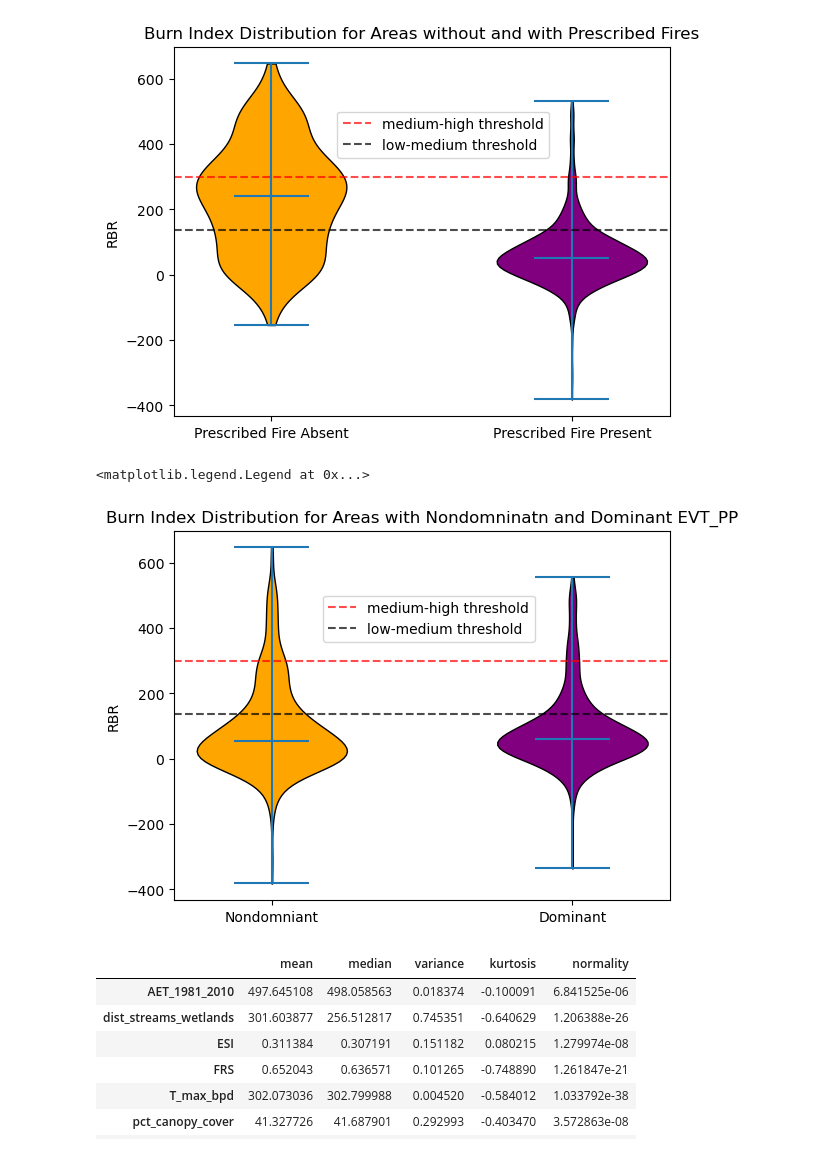
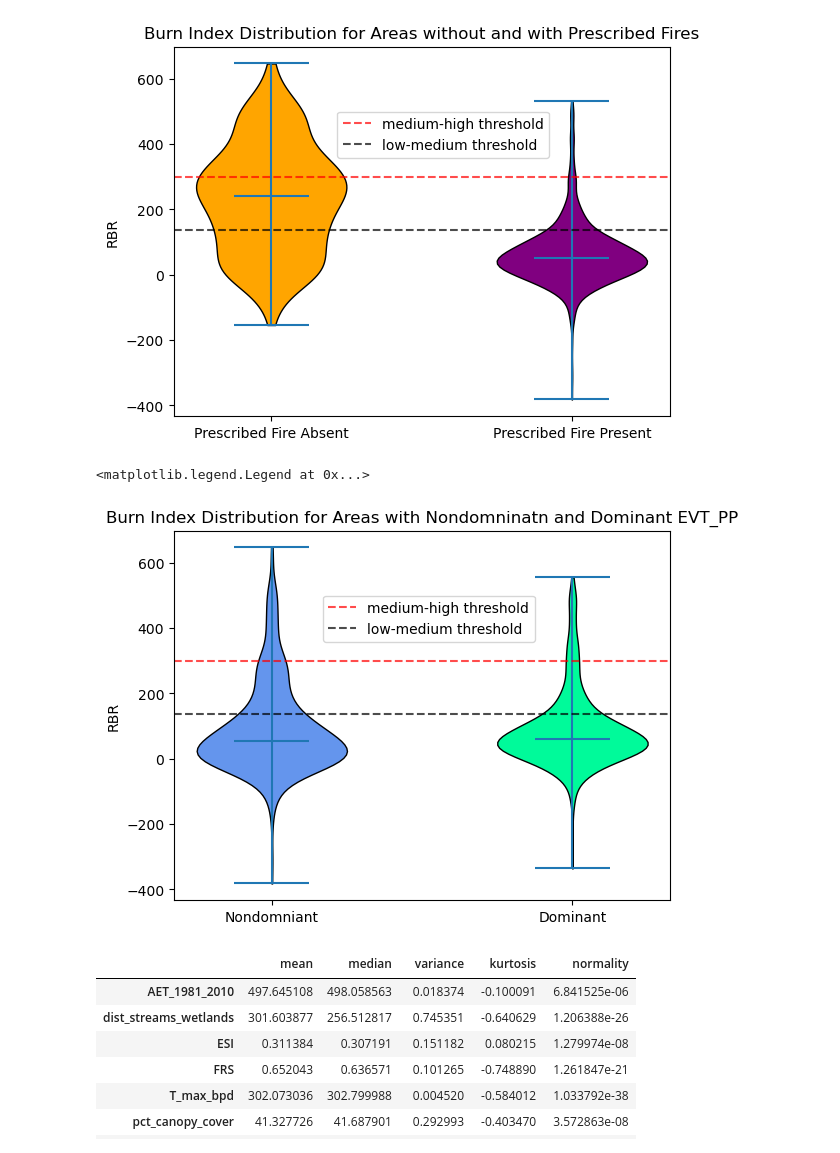
Before and after one commit to UW-ESS-DS/MLGeo2023_ESS569_Burn_Severity_Drivers, a Jupyter notebook: data_characterization.ipynb, the cells around one changed output. Saved outputs shown, nothing was run; the diff lists cells and outputs as text; code cells hidden in the pictures.

Commit message:
Better violin colors

```diff
--- a/data_characterization.ipynb
+++ b/data_characterization.ipynb
@@ -71,25 +71,25 @@ plt.legend(loc=[0.33, 0.7])
 # %%
 RBR_EVTPP0 = [data['RBR'][i] for i, val in enumerate(data['EVT_PP']) if val == 0]
 RBR_EVTPP1 = [data['RBR'][i] for i, val in enumerate(data['EVT_PP']) if val == 1]
 
 parts = plt.violinplot([RBR_EVTPP0, RBR_EVTPP1], [0, 1], showmedians=True)
 
 violins = parts['bodies']
 for v in violins:
     v.set_edgecolor('k')
     v.set_alpha(1)
-violins[0].set_facecolor('orange')
-violins[1].set_facecolor('purple')
+violins[0].set_facecolor('cornflowerblue')
+violins[1].set_facecolor('mediumspringgreen')
 
 plt.xticks([0, 1], labels=["Nondomniant", "Dominant"])
 plt.ylabel("RBR")
 plt.title("Burn Index Distribution for Areas with Nondomninatn and Dominant EVT_PP")
 plt.axhline(300, linestyle='--', color='r', alpha=0.7, label="medium-high threshold") # burn index medium-high threshold
 plt.axhline(136, linestyle='--', color='k', alpha=0.7, label="low-medium threshold") # burn index low-medium threshold
 plt.legend(loc=[0.3, 0.7])
 # %% [output]
 <matplotlib.legend.Legend at 0x...>
-[figure, old version]
+[figure, new version]
 # %%
 analog_vars = data.drop(columns=['Unnamed: 0', 'RBR', 'X', 'Y', 'Rx', 'EVT_PP']) # isolating continuous variables for analysis
 
```
